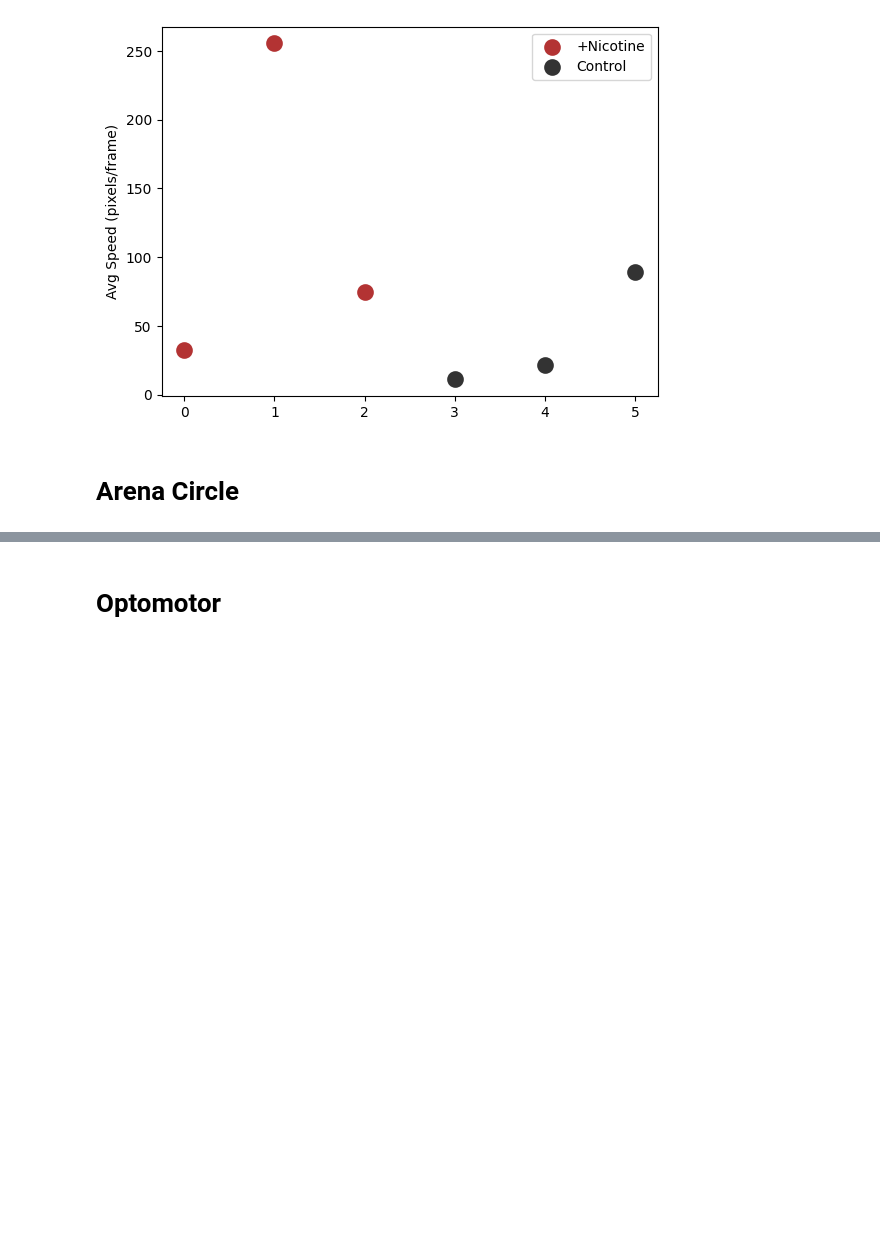
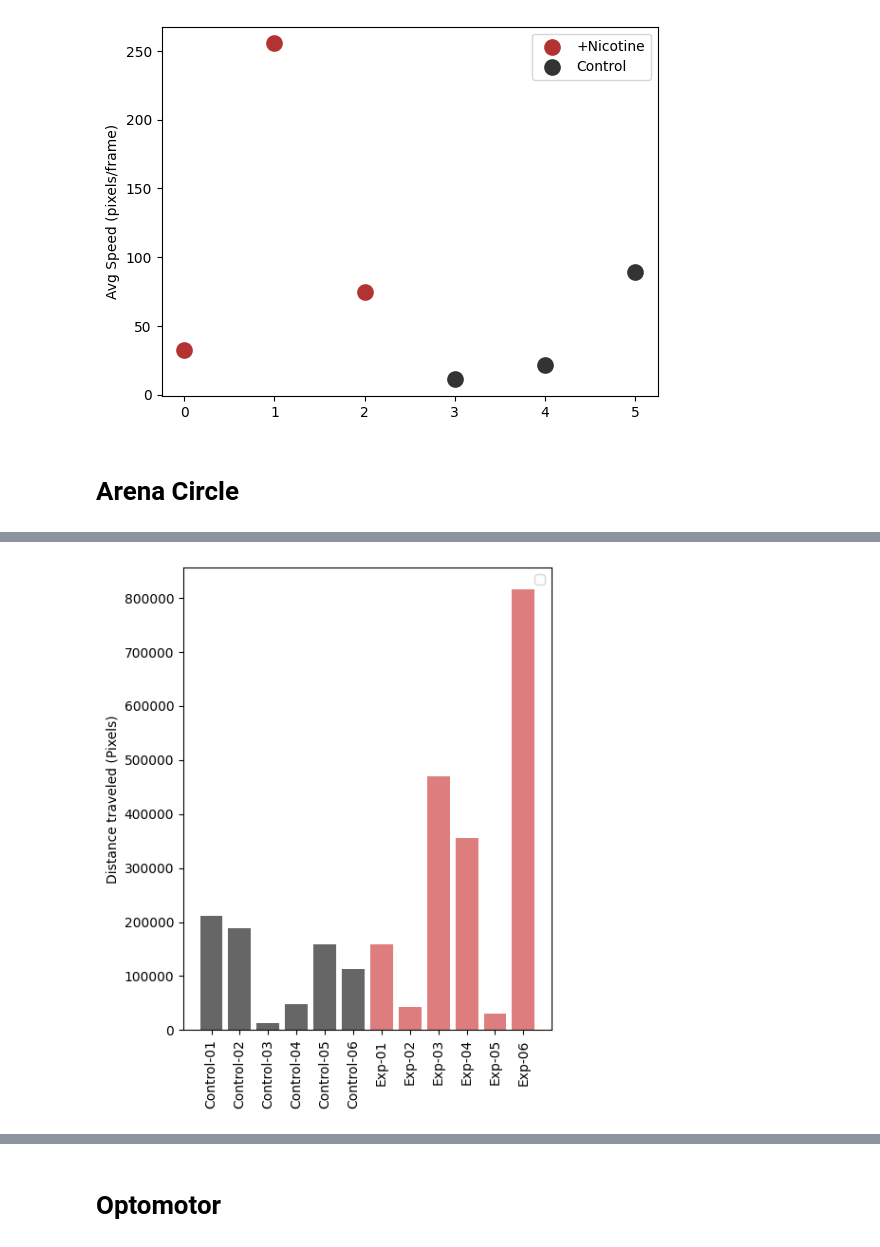
Before and after one commit to mattsmiths/biol470, a Jupyter notebook: final_project/FinalProject_Analysis_2.ipynb, the cells around one changed output, grey strips where cells are left out. Saved outputs shown, nothing was run; the diff lists cells and outputs as text; code cells hidden in the pictures; blank space fills up the shorter version.

```diff
--- a/final_project/FinalProject_Analysis_2.ipynb
+++ b/final_project/FinalProject_Analysis_2.ipynb
@@ -209,7 +209,10 @@ findBees = glob.glob('/content/biol470/final_project/*/assay1*')
 allStore = {}
 for bees in findBees:
 
-  allStore[bees.split('/')[-2]] = []
+  if bees.split('/')[-2] not in allStore:
+    allStore[bees.split('/')[-2]] = {}
+
+  allStore[bees.split('/')[-2]]['Circle'] = []
 
   data1 = pd.read_csv(bees)
   x_store = []
@@ -222,14 +225,14 @@ for bees in findBees:
     x_store.append(x_center)
     y_store.append(y_center)
 
-    speed = []
-    # updating to euclidean distance
-    for ind,x1 in enumerate(x_store[1:]):
-      previous_pos = np.array([x_store[ind],y_store[ind]])
-      current_pos = np.array([x_store[ind+1],y_store[ind+1]])
+  speed = []
+  # updating to euclidean distance
+  for ind,x1 in enumerate(x_store[1:]):
+    previous_pos = np.array([x_store[ind],y_store[ind]])
+    current_pos = np.array([x_store[ind+1],y_store[ind+1]])
 
-      # Euclidean distance calculation
-      temp = np.linalg.norm((current_pos-previous_pos))
-      speed.append(temp)
+    # Euclidean distance calculation
+    temp = np.linalg.norm((current_pos-previous_pos))
+    speed.append(temp)
 
-  allStore[bees.split('/')[-2]].append(speed)
+  allStore[bees.split('/')[-2]]['Circle'].append(speed)
@@ -235,0 +343,13 @@ for bees in findBees:
+# %%
+plt.figure(figsize=(5,6))
+plt.bar(np.arange(0,6),bbar[:6],color=(0.4,0.4,0.4))
+plt.bar(np.arange(6,12),bbar[6:],color=(0.85,0.4,0.4,0.85))
+plt.legend()
+plt.xticks(np.arange(0,12),['Control-01','Control-02','Control-03','Control-04','Control-05','Control-06',
+                            'Exp-01','Exp-02','Exp-03','Exp-04','Exp-05','Exp-06'],rotation=90)
+plt.ylabel('Distance traveled (Pixels)')
+plt.tight_layout()
+a1 = plt.axis()
+plt.savefig('/content/circle_dist_bar.png',dpi=300)
+# %% [output]
+[figure, added]
```
Also changed, not shown: parts of 34 cells of this notebook.
